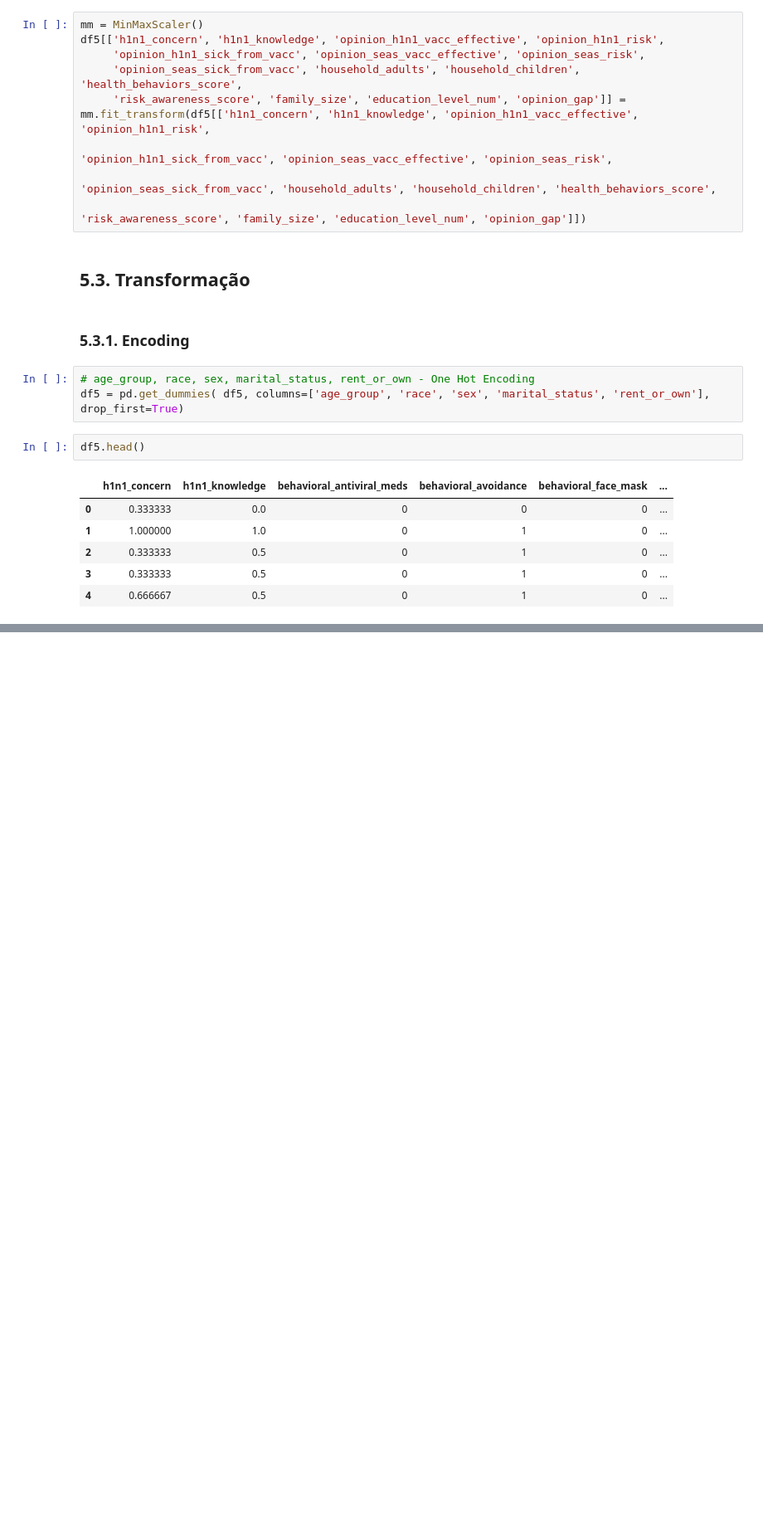
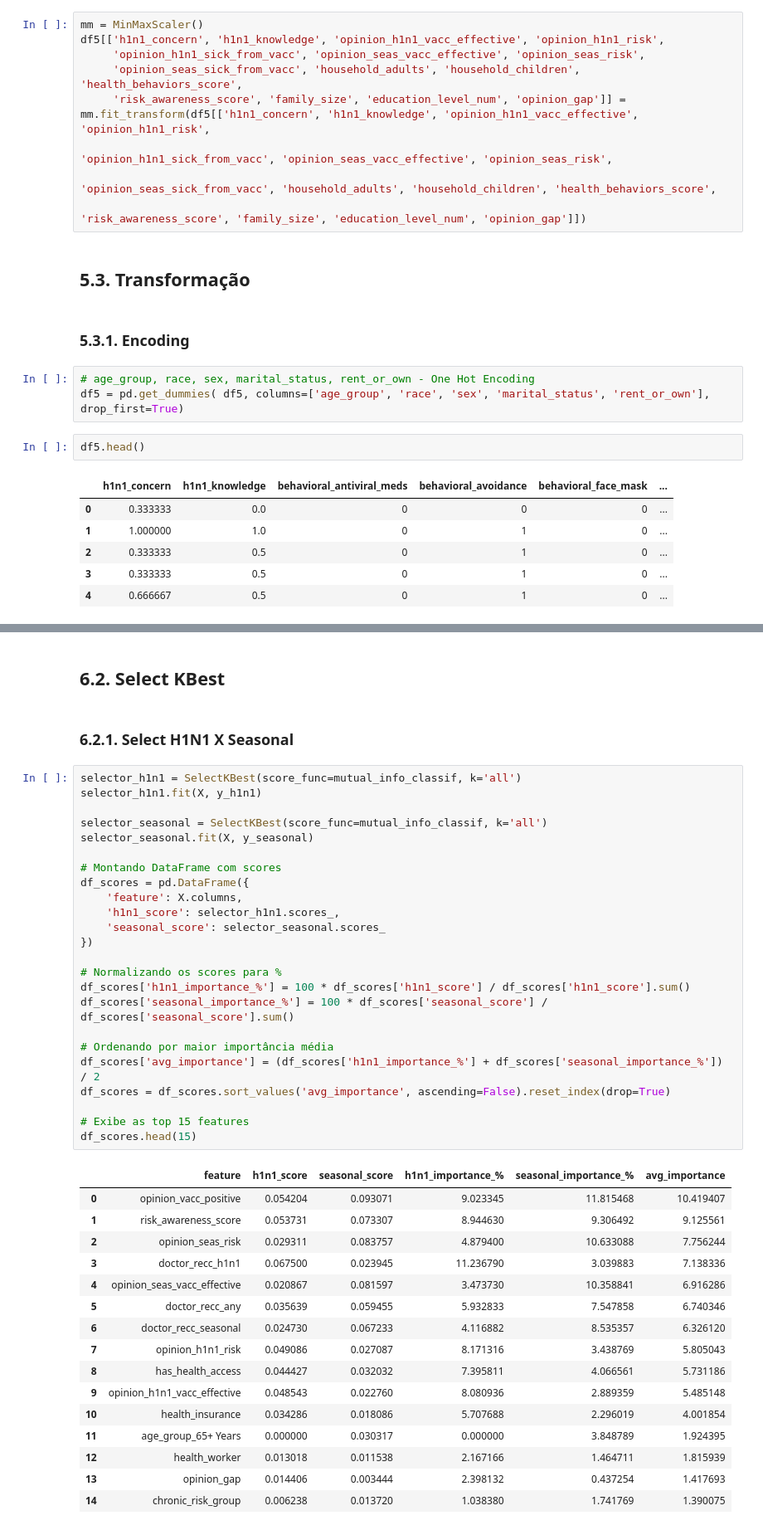
Before and after one commit to TiagoTuk/flu_shot_learning, a Jupyter notebook: notebooks/c2_feature_engeneering.ipynb, the cells around one changed output, grey strips where cells are left out. Shown at 83% size. Drawn from its saved outputs; the diff is of its cells as text; blank space fills up the shorter version.

```diff
--- a/notebooks/c2_feature_engeneering.ipynb
+++ b/notebooks/c2_feature_engeneering.ipynb
@@ -778,0 +793,45 @@ df5.head()
+# %% [markdown]
+## 6.2. Select KBest
+# %% [markdown]
+### 6.2.1. Select H1N1 X Seasonal
+# %%
+selector_h1n1 = SelectKBest(score_func=mutual_info_classif, k='all')
+selector_h1n1.fit(X, y_h1n1)
+
+selector_seasonal = SelectKBest(score_func=mutual_info_classif, k='all')
+selector_seasonal.fit(X, y_seasonal)
+
+# Montando DataFrame com scores
+df_scores = pd.DataFrame({
+    'feature': X.columns,
+    'h1n1_score': selector_h1n1.scores_,
+    'seasonal_score': selector_seasonal.scores_
+})
+
+# Normalizando os scores para %
+df_scores['h1n1_importance_%'] = 100 * df_scores['h1n1_score'] / df_scores['h1n1_score'].sum()
+df_scores['seasonal_importance_%'] = 100 * df_scores['seasonal_score'] / df_scores['seasonal_score'].sum()
+
+# Ordenando por maior importância média
+df_scores['avg_importance'] = (df_scores['h1n1_importance_%'] + df_scores['seasonal_importance_%']) / 2
+df_scores = df_scores.sort_values('avg_importance', ascending=False).reset_index(drop=True)
+
+# Exibe as top 15 features
+df_scores.head(15)
+# %% [output]
+|  | feature | h1n1_score | seasonal_score | h1n1_importance_% | seasonal_importance_% | avg_importance |
+| 0 | opinion_vacc_positive | 0.054204 | 0.093071 | 9.023345 | 11.815468 | 10.419407 |
+| 1 | risk_awareness_score | 0.053731 | 0.073307 | 8.944630 | 9.306492 | 9.125561 |
+| 2 | opinion_seas_risk | 0.029311 | 0.083757 | 4.879400 | 10.633088 | 7.756244 |
+| 3 | doctor_recc_h1n1 | 0.067500 | 0.023945 | 11.236790 | 3.039883 | 7.138336 |
+| 4 | opinion_seas_vacc_effective | 0.020867 | 0.081597 | 3.473730 | 10.358841 | 6.916286 |
+| 5 | doctor_recc_any | 0.035639 | 0.059455 | 5.932833 | 7.547858 | 6.740346 |
+| 6 | doctor_recc_seasonal | 0.024730 | 0.067233 | 4.116882 | 8.535357 | 6.326120 |
+| 7 | opinion_h1n1_risk | 0.049086 | 0.027087 | 8.171316 | 3.438769 | 5.805043 |
+| 8 | has_health_access | 0.044427 | 0.032032 | 7.395811 | 4.066561 | 5.731186 |
+| 9 | opinion_h1n1_vacc_effective | 0.048543 | 0.022760 | 8.080936 | 2.889359 | 5.485148 |
+| 10 | health_insurance | 0.034286 | 0.018086 | 5.707688 | 2.296019 | 4.001854 |
+| 11 | age_group_65+ Years | 0.000000 | 0.030317 | 0.000000 | 3.848789 | 1.924395 |
+| 12 | health_worker | 0.013018 | 0.011538 | 2.167166 | 1.464711 | 1.815939 |
+| 13 | opinion_gap | 0.014406 | 0.003444 | 2.398132 | 0.437254 | 1.417693 |
+| 14 | chronic_risk_group | 0.006238 | 0.013720 | 1.038380 | 1.741769 | 1.390075 |
```
Also changed, not shown: parts of 14 cells of this notebook.
